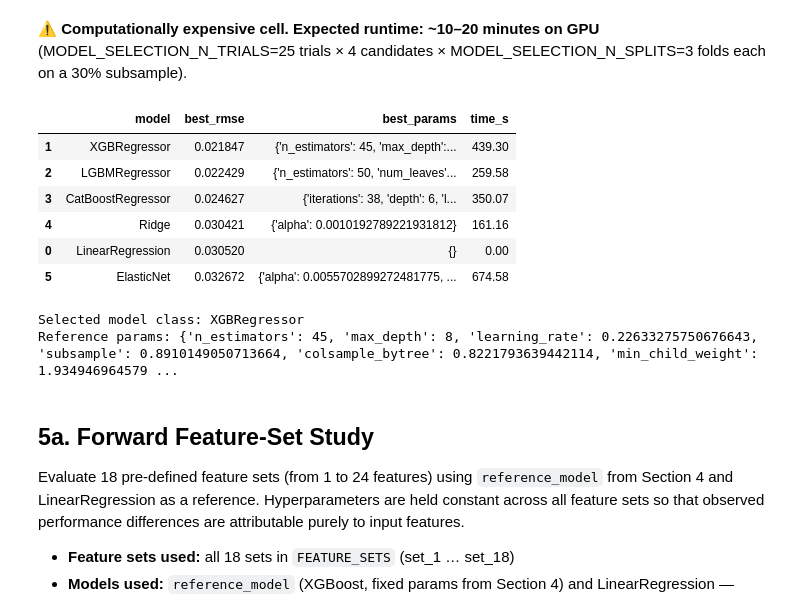
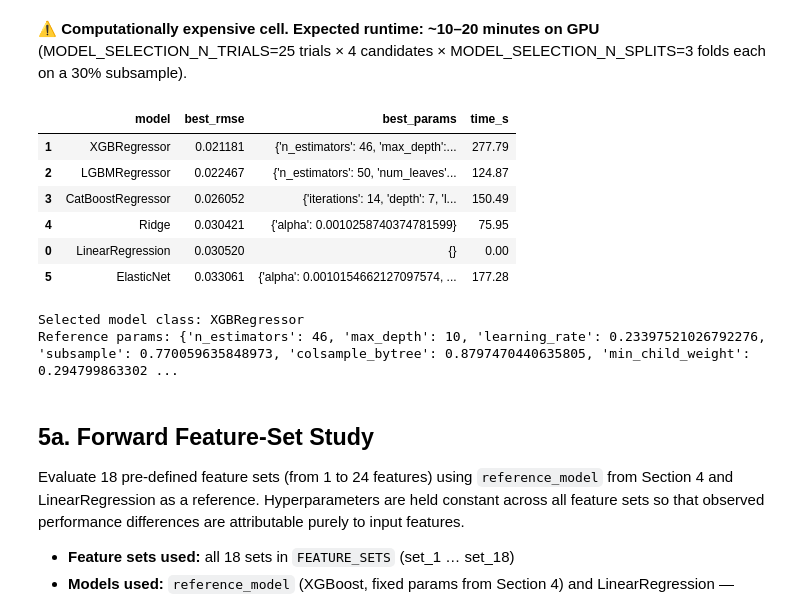
Before and after one commit to marcvem2AED/TFM_MCD_MarcVelascoMateu, a Jupyter notebook: Model_training.ipynb, the cells around one changed output. Cells and saved outputs as stored; diff of their text form; code cells hidden in the pictures.

Commit message:
Data preprocessing refined and new model_training pipeline

```diff
--- a/Model_training.ipynb
+++ b/Model_training.ipynb
@@ -49,10 +49,10 @@ np.random.seed(RANDOM_STATE)
 
 # ── Canonical feature sets ─────────────────────────────────────────────
 REFERENCE_FEATURE_SET = [
-    'tbtoa19H', 'tran19H', 'tbup19H', 'tbdw19H',
-    'tbtoa37H', 'tran37H', 'tbup37H', 'tbdw37H',
-    'tbtoa19V', 'tran19V', 'tbup19V', 'tbdw19V',
-    'tbtoa37V', 'tran37V', 'tbup37V', 'tbdw37V',
+    'tbtoa19H', 'tran19H', 'tbup19H',
+    'tbtoa37H', 'tran37H', 'tbup37H',
+    'tbtoa19V', 'tran19V', 'tbup19V',
+    'tbtoa37V', 'tran37V', 'tbup37V',
     'surtep_ERA5', 'vsm', 'VOD',
 ]  # Used as the fixed feature set for preprocessing and model selection studies.
 
@@ -65,15 +65,15 @@ FULL_FEATURE_SET = [
     'clase', 'porcentaje clase', 'day', 'latitude_grid', 'longitude_grid']
 
 # ── Model selection study constants ────────────────────────────────────
-MODEL_SELECTION_N_TRIALS = 50
+MODEL_SELECTION_N_TRIALS = 25
 MODEL_SELECTION_N_SPLITS = 3
 MODEL_SELECTION_SAMPLE_FRAC = 0.3
 
 # ── Full HPO constants ─────────────────────────────────────────────────
-TUNING_N_TRIALS = 100
+TUNING_N_TRIALS = 25
 TUNING_EARLY_STOPPING = 50
 TUNING_N_SPLITS = 3
-TUNING_SAMPLE_FRAC = 0.7
+TUNING_SAMPLE_FRAC = 0.4
 
 # ── Final CV / pruning constants ───────────────────────────────────────
 FINAL_CV_N_SPLITS = 5
@@ -644,7 +644,7 @@ candidates = {
         XGBRegressor,
         {
             'n_estimators':     ('int',   10, 50),
-            'max_depth':        ('int',   3, 8),
+            'max_depth':        ('int',   4, 12),
             'learning_rate':    ('float', 0.01, 0.3, True),   # log-scale
             'subsample':        ('float', 0.6, 1.0),
             'colsample_bytree': ('float', 0.6, 1.0),
@@ -656,7 +656,7 @@ candidates = {
         {
             'n_estimators':  ('int',   10, 50),
             'num_leaves':    ('int',   8, 64),
-            'max_depth':     ('int',   3, 8),
+            'max_depth':     ('int',   4, 12),
             'learning_rate': ('float', 0.01, 0.3, True),      # log-scale
             'subsample':     ('float', 0.6, 1.0),
         },
@@ -685,7 +685,7 @@ candidates = {
         {
             'alpha':    ('float', 1e-3, 1e2, True),           # log-scale
             'l1_ratio': ('float', 0.05, 0.95),
-            'max_iter': ('int',   500, 2000),
+            'max_iter': ('int',   250, 1000),
         },
     )
 }
@@ -698,41 +698,41 @@ model_selection_results = run_model_selection_study(
     candidates=candidates,
     n_trials=MODEL_SELECTION_N_TRIALS,
     n_splits=MODEL_SELECTION_N_SPLITS,
     sample_frac=MODEL_SELECTION_SAMPLE_FRAC,
     random_state=RANDOM_STATE,
 )
 
 # Prepend LinearRegression row (no HPO)
 lr_row = pd.DataFrame([{
     'model': 'LinearRegression',
     'best_rmse': lr_rmse,
     'best_params': {},
     'time_s': 0.0,
 }])
 model_selection_results = pd.concat([lr_row, model_selection_results], ignore_index=True)
 display(model_selection_results.sort_values('best_rmse'))
 
 # Store selected model class and its best config
 best_model_row = model_selection_results.sort_values('best_rmse').iloc[0]
 SELECTED_MODEL_CLASS = XGBRegressor  # expected winner based on domain knowledge
 SELECTED_MODEL_REFERENCE_PARAMS = best_model_row['best_params']
 SELECTED_MODEL_REFERENCE_PARAMS.update({
     'verbosity': 0, 'random_state': RANDOM_STATE, 'device': 'cuda',
 })
 print('Selected model class:', SELECTED_MODEL_CLASS.__name__)
 print('Reference params:', SELECTED_MODEL_REFERENCE_PARAMS)
 
 reference_model = SELECTED_MODEL_CLASS(**SELECTED_MODEL_REFERENCE_PARAMS)
 # %% [output]
 |  | model | best_rmse | best_params | time_s |
-| 1 | XGBRegressor | 0.021847 | {'n_estimators': 45, 'max_depth':... | 439.30 |
-| 2 | LGBMRegressor | 0.022429 | {'n_estimators': 50, 'num_leaves'... | 259.58 |
-| 3 | CatBoostRegressor | 0.024627 | {'iterations': 38, 'depth': 6, 'l... | 350.07 |
-| 4 | Ridge | 0.030421 | {'alpha': 0.0010192789221931812} | 161.16 |
+| 1 | XGBRegressor | 0.021181 | {'n_estimators': 46, 'max_depth':... | 277.79 |
+| 2 | LGBMRegressor | 0.022467 | {'n_estimators': 50, 'num_leaves'... | 124.87 |
+| 3 | CatBoostRegressor | 0.026052 | {'iterations': 14, 'depth': 7, 'l... | 150.49 |
+| 4 | Ridge | 0.030421 | {'alpha': 0.0010258740374781599} | 75.95 |
 | 0 | LinearRegression | 0.030520 | {} | 0.00 |
-| 5 | ElasticNet | 0.032672 | {'alpha': 0.0055702899272481775, ... | 674.58 |
+| 5 | ElasticNet | 0.033061 | {'alpha': 0.0010154662127097574, ... | 177.28 |
 Selected model class: XGBRegressor
-Reference params: {'n_estimators': 45, 'max_depth': 8, 'learning_rate': 0.22633275750676643, 'subsample': 0.8910149050713664, 'colsample_bytree': 0.8221793639442114, 'min_child_weight': 1.934946964579 ...
+Reference params: {'n_estimators': 46, 'max_depth': 10, 'learning_rate': 0.23397521026792276, 'subsample': 0.770059635848973, 'colsample_bytree': 0.8797470440635805, 'min_child_weight': 0.294799863302 ...
 # %% [markdown]
 ## 5a. Forward Feature-Set Study
 
```
Also changed, not shown: parts of 5 cells of this notebook, 7 other files.
